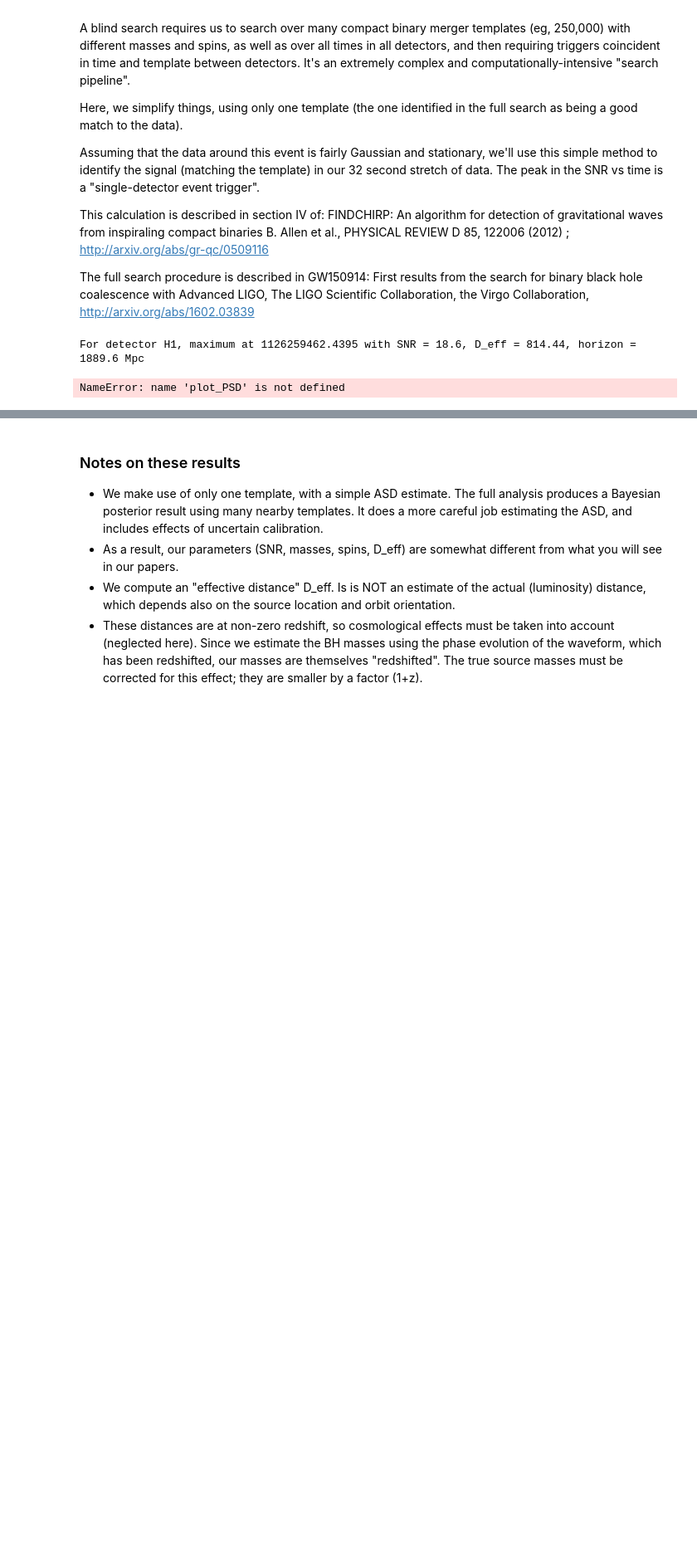
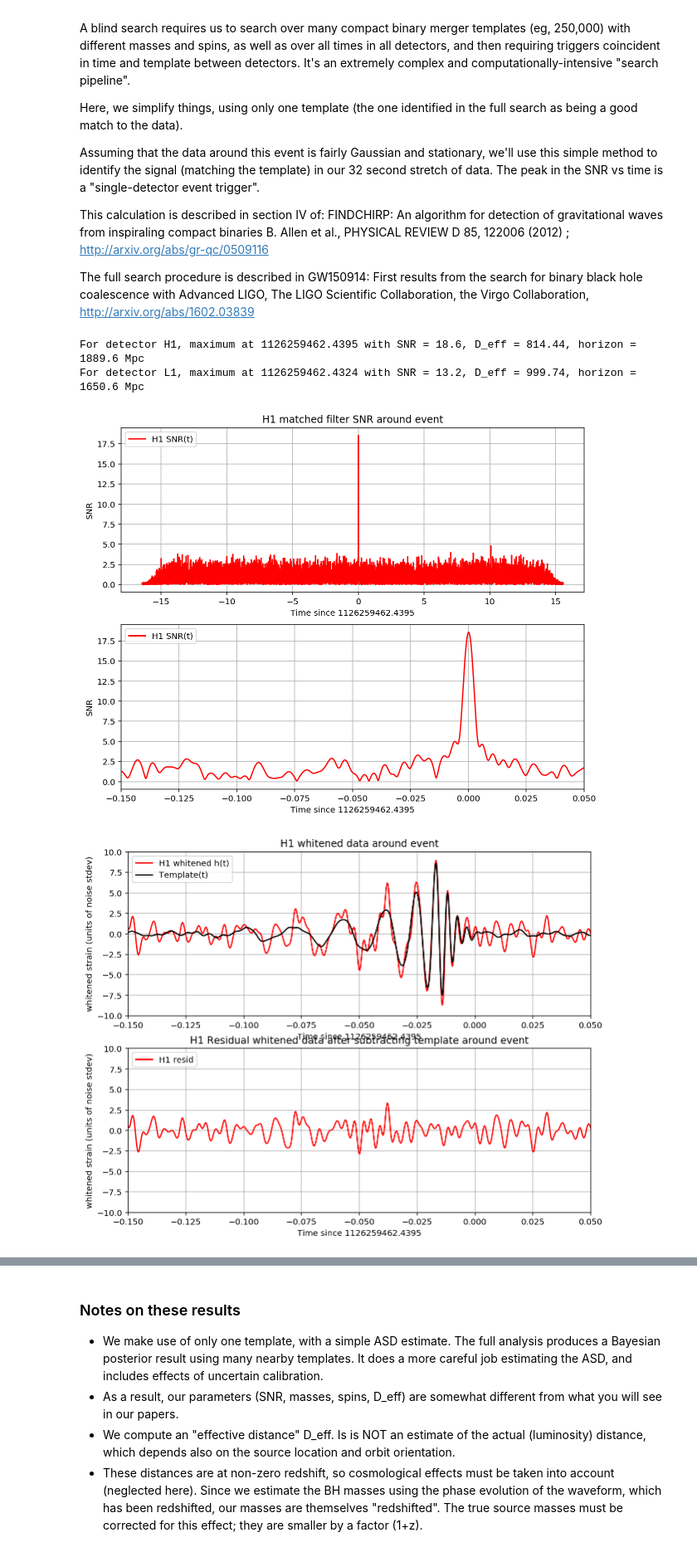
Before and after one commit to UCB-stat-159-s22/hw06-RuntingHan, a Jupyter notebook: index.ipynb, the cells around one changed output, grey strips where cells are left out. Shown at 83% size. Drawn from its saved outputs; the diff is of its cells as text; code cells hidden in the pictures; blank space fills up the shorter version.

Commit message:
plotting code

```diff
--- a/index.ipynb
+++ b/index.ipynb
@@ -732,8 +732,7 @@ for det in dets:
             strain_whitenbp = strain_H1_whitenbp
             template_H1 = template_match.copy()
 
-        plot_PSD(time, timemax, SNR, pcolor, det, tevent, strain_whitenbp,
-                 template_match, eventname, plottype, template_fft, datafreq, d_eff, freqs, data_psd, fs)
+        plot_PSD(time, timemax, SNR, pcolor, det, tevent, strain_whitenbp, template_match, eventname, plottype, template_fft,    datafreq, d_eff, freqs, data_psd, fs)
 
         """ # -- Plot the result
         plt.figure(figsize=(10,8))
@@ -771,31 +770,33 @@ for det in dets:
         plt.title(det+' whitened data around event')
 
         plt.subplot(2,1,2)
         plt.plot(time-tevent,strain_whitenbp-template_match,pcolor,label=det+' resid')
         plt.ylim([-10,10])
         plt.xlim([-0.15,0.05])
         plt.grid('on')
         plt.xlabel('Time since {0:.4f}'.format(timemax))
         plt.ylabel('whitened strain (units of noise stdev)')
         plt.legend(loc='upper left')
         plt.title(det+' Residual whitened data after subtracting template around event')
         plt.savefig("figures/" + eventname+"_"+det+"_matchtime."+plottype)
 
         # -- Display PSD and template
         # must multiply by sqrt(f) to plot template fft on top of ASD:
         plt.figure(figsize=(10,6))
         template_f = np.absolute(template_fft)*np.sqrt(np.abs(datafreq)) / d_eff
         plt.loglog(datafreq, template_f, 'k', label='template(f)*sqrt(f)')
         plt.loglog(freqs, np.sqrt(data_psd),pcolor, label=det+' ASD')
         plt.xlim(20, fs/2)
         plt.ylim(1e-24, 1e-20)
         plt.grid()
         plt.xlabel('frequency (Hz)')
         plt.ylabel('strain noise ASD (strain/rtHz), template h(f)*rt(f)')
         plt.legend(loc='upper left')
         plt.title(det+' ASD and template around event')
         plt.savefig("figures/" + eventname+"_"+det+"_matchfreq."+plottype)
         """
 # %% [output]
 For detector H1, maximum at 1126259462.4395 with SNR = 18.6, D_eff = 814.44, horizon = 1889.6 Mpc
+For detector L1, maximum at 1126259462.4324 with SNR = 13.2, D_eff = 999.74, horizon = 1650.6 Mpc
-NameError: name 'plot_PSD' is not defined
+[figure, added]
+[figure, added]
```
Also changed, not shown: parts of 1 cell of this notebook, 1 other file.
